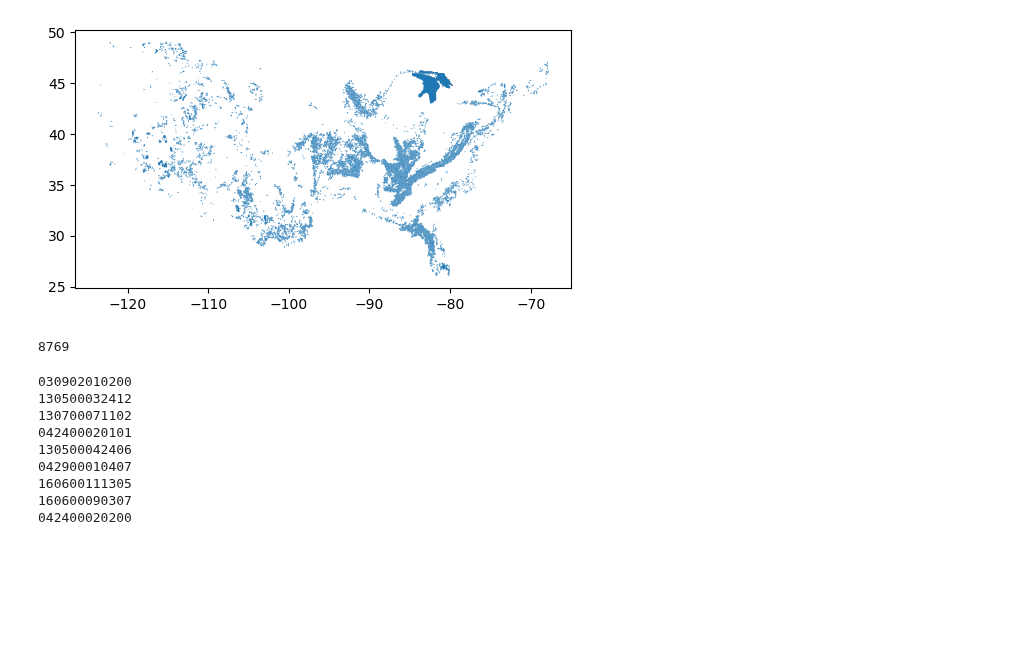
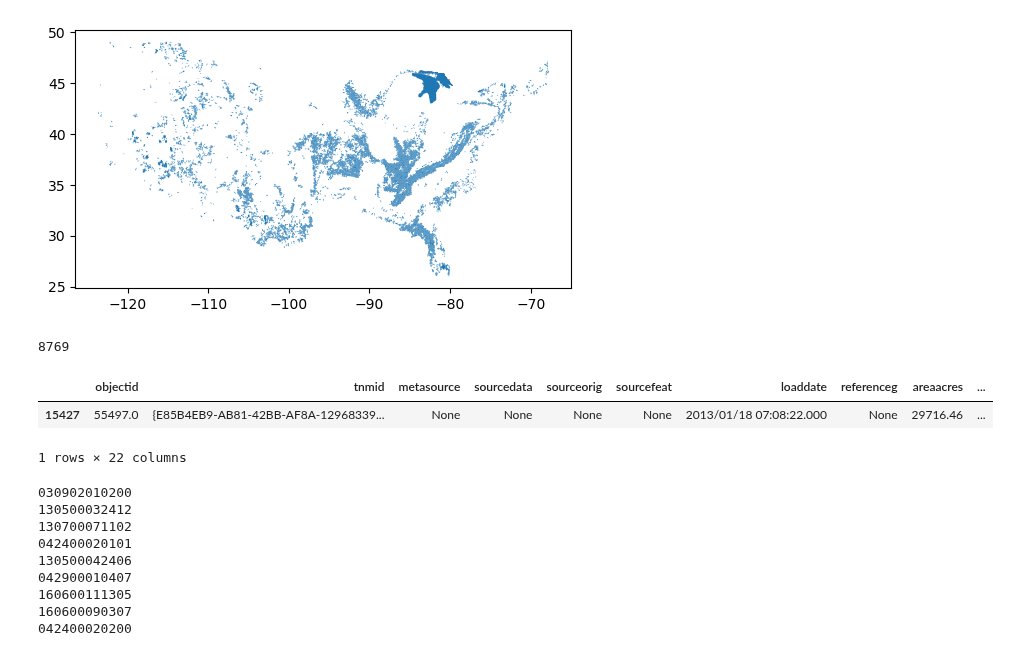
Before and after one commit to CovingtonResearchGroup/sinkhole_analysis, a Jupyter notebook: HUC-karst-trimming.ipynb, the cells around one changed output. Saved outputs shown, nothing was run; the diff lists cells and outputs as text; code cells hidden in the pictures; blank space fills up the shorter version.

```diff
--- a/HUC-karst-trimming.ipynb
+++ b/HUC-karst-trimming.ipynb
@@ -424,6 +424,12 @@ len(carbs_with_sinks)
 8769
 # %%
 carbs_with_sinks.to_file('huc12_on_carbs_with_sinks.shp')
+# %%
+carb_hucs[carb_hucs.huc12 == '051301010202']
+# %% [output]
+|  | objectid | tnmid | metasource | sourcedata | sourceorig | sourcefeat | loaddate | referenceg | areaacres | ... |
+| 15427 | 55497.0 | {E85B4EB9-AB81-42BB-AF8A-12968339... | None | None | None | None | 2013/01/18 07:08:22.000 | None | 29716.46 | ... |
+1 rows × 22 columns
 # %%
 too_big = carbs_with_sinks[carbs_with_sinks.areasqkm>=1000]
 
```
